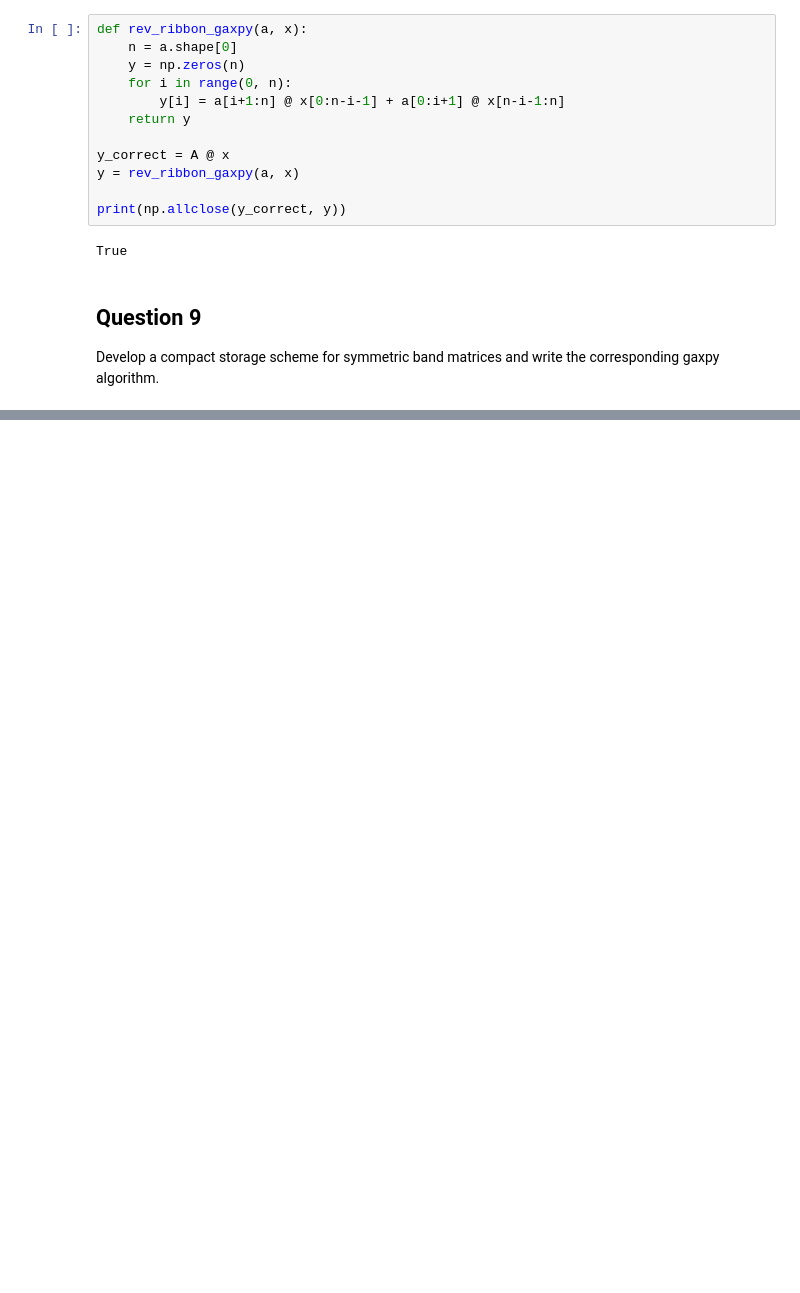
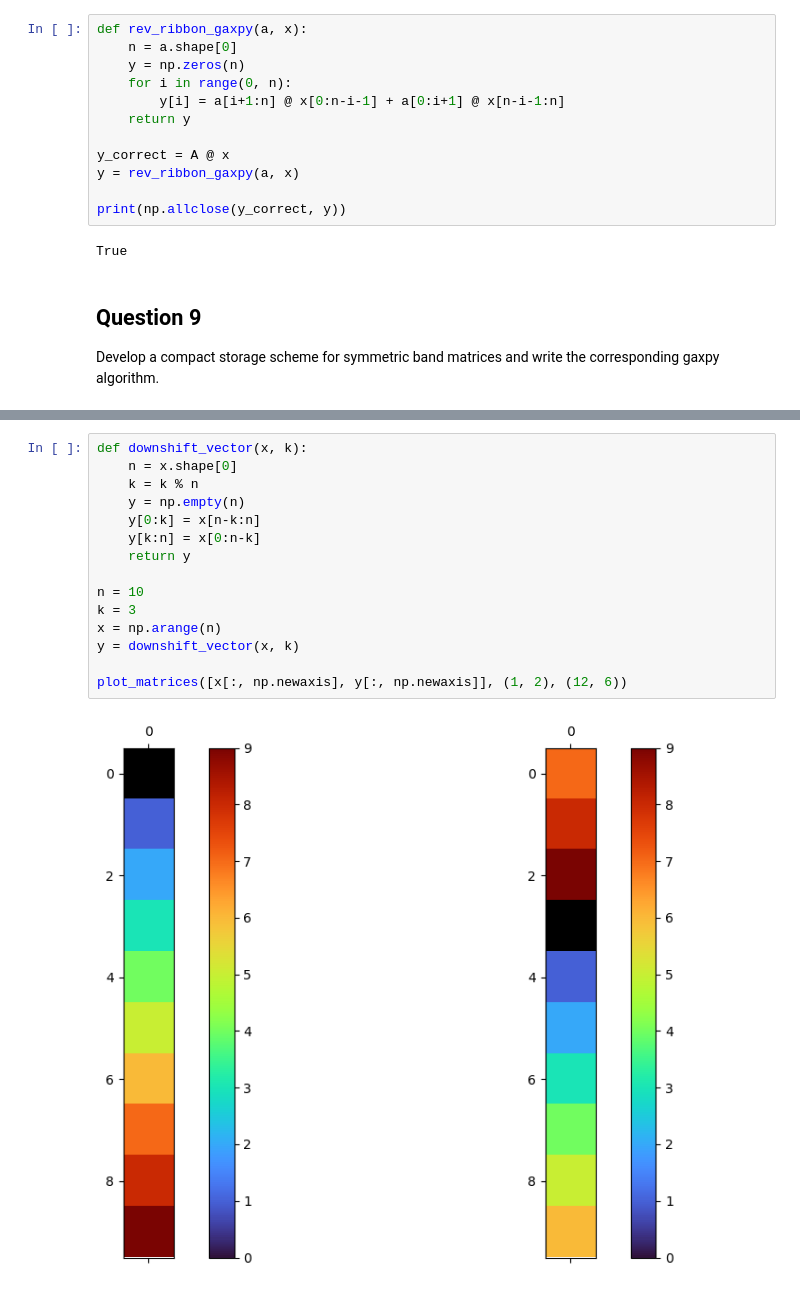
Before and after one commit to wang-xianghao/Matrix-Computations-Algorithms, a Jupyter notebook: exercises/Exercise 1.2.ipynb, the cells around one changed output, grey strips where cells are left out. Saved outputs shown, nothing was run; the diff lists cells and outputs as text; blank space fills up the shorter version.

```diff
--- a/exercises/Exercise 1.2.ipynb
+++ b/exercises/Exercise 1.2.ipynb
@@ -306,0 +310,17 @@ ValueError: matmul: Input operand 1 has a mismatch in its core dimension 0, with
+# %%
+def downshift_vector(x, k):
+    n = x.shape[0]
+    k = k % n
+    y = np.empty(n)
+    y[0:k] = x[n-k:n]
+    y[k:n] = x[0:n-k]
+    return y
+
+n = 10
+k = 3
+x = np.arange(n)
+y = downshift_vector(x, k)
+
+plot_matrices([x[:, np.newaxis], y[:, np.newaxis]], (1, 2), (12, 6))
+# %% [output]
+[figure, added]
```
Also changed, not shown: parts of 11 cells of this notebook, 1 other file.
